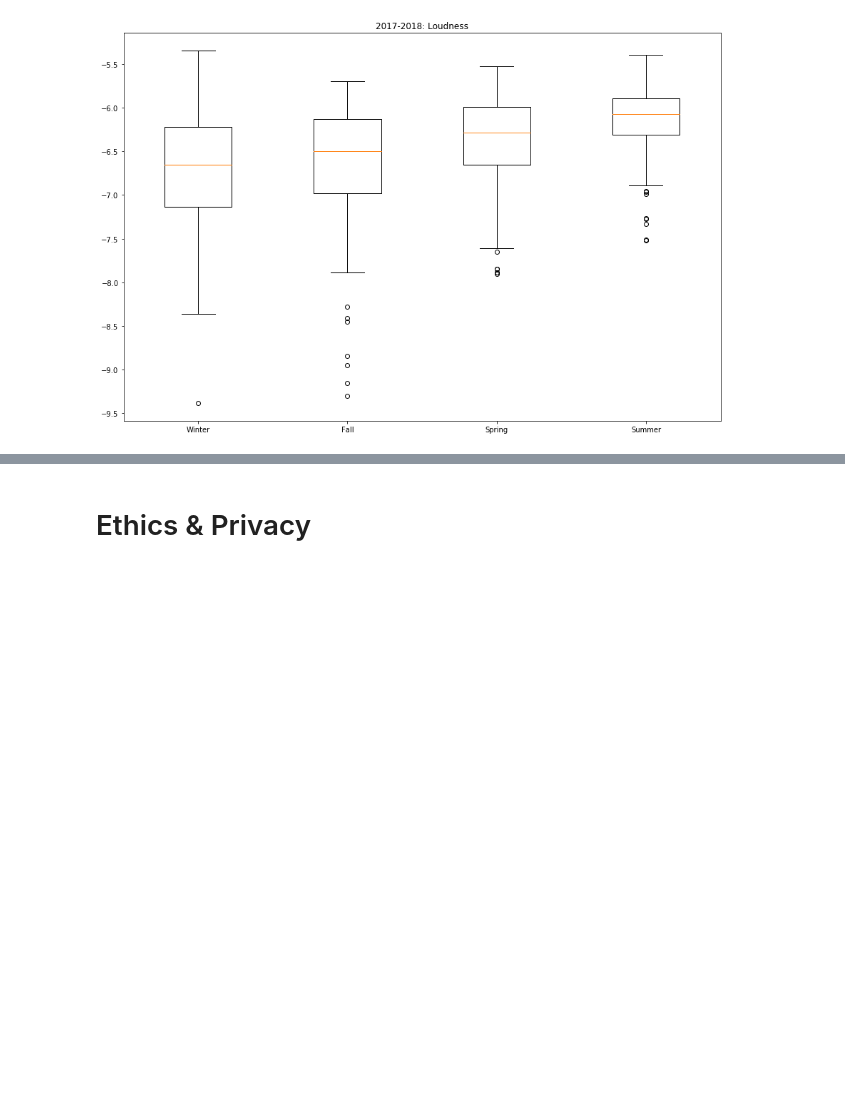
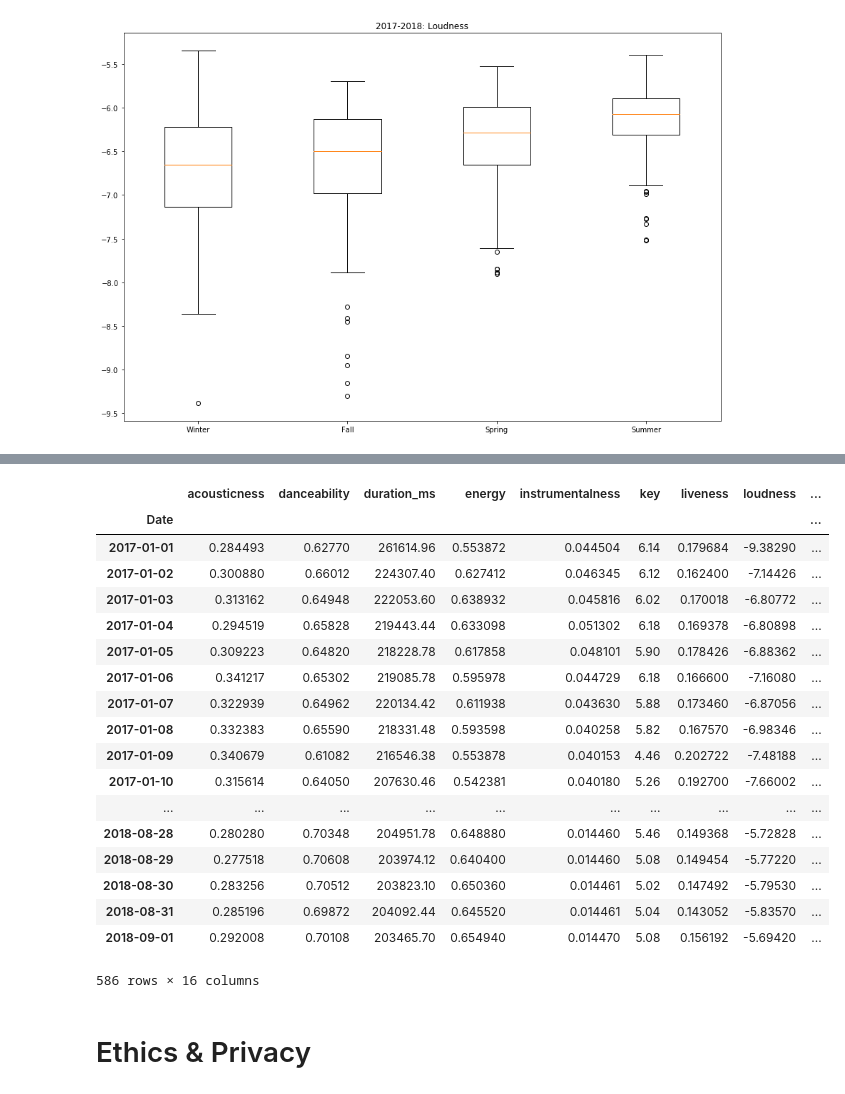
Before and after one commit to ajt025/Moodsic, a Jupyter notebook: FinalProject.ipynb, the cells around one changed output, grey strips where cells are left out. Cells and saved outputs as stored; diff of their text form; code cells hidden in the pictures; blank space fills up the shorter version.

```diff
--- a/FinalProject.ipynb
+++ b/FinalProject.ipynb
@@ -421,3 +429,25 @@ CORRELATION: 0.3666388468923156
+# %%
+df1
+# %% [output]
+|  | acousticness | danceability | duration_ms | energy | instrumentalness | key | liveness | loudness | ... |
+| Date |  |  |  |  |  |  |  |  | ... |
+| 2017-01-01 | 0.284493 | 0.62770 | 261614.96 | 0.553872 | 0.044504 | 6.14 | 0.179684 | -9.38290 | ... |
+| 2017-01-02 | 0.300880 | 0.66012 | 224307.40 | 0.627412 | 0.046345 | 6.12 | 0.162400 | -7.14426 | ... |
+| 2017-01-03 | 0.313162 | 0.64948 | 222053.60 | 0.638932 | 0.045816 | 6.02 | 0.170018 | -6.80772 | ... |
+| 2017-01-04 | 0.294519 | 0.65828 | 219443.44 | 0.633098 | 0.051302 | 6.18 | 0.169378 | -6.80898 | ... |
+| 2017-01-05 | 0.309223 | 0.64820 | 218228.78 | 0.617858 | 0.048101 | 5.90 | 0.178426 | -6.88362 | ... |
+| 2017-01-06 | 0.341217 | 0.65302 | 219085.78 | 0.595978 | 0.044729 | 6.18 | 0.166600 | -7.16080 | ... |
+| 2017-01-07 | 0.322939 | 0.64962 | 220134.42 | 0.611938 | 0.043630 | 5.88 | 0.173460 | -6.87056 | ... |
+| 2017-01-08 | 0.332383 | 0.65590 | 218331.48 | 0.593598 | 0.040258 | 5.82 | 0.167570 | -6.98346 | ... |
+| 2017-01-09 | 0.340679 | 0.61082 | 216546.38 | 0.553878 | 0.040153 | 4.46 | 0.202722 | -7.48188 | ... |
+| 2017-01-10 | 0.315614 | 0.64050 | 207630.46 | 0.542381 | 0.040180 | 5.26 | 0.192700 | -7.66002 | ... |
+| ... | ... | ... | ... | ... | ... | ... | ... | ... | ... |
+| 2018-08-28 | 0.280280 | 0.70348 | 204951.78 | 0.648880 | 0.014460 | 5.46 | 0.149368 | -5.72828 | ... |
+| 2018-08-29 | 0.277518 | 0.70608 | 203974.12 | 0.640400 | 0.014460 | 5.08 | 0.149454 | -5.77220 | ... |
+| 2018-08-30 | 0.283256 | 0.70512 | 203823.10 | 0.650360 | 0.014461 | 5.02 | 0.147492 | -5.79530 | ... |
+| 2018-08-31 | 0.285196 | 0.69872 | 204092.44 | 0.645520 | 0.014461 | 5.04 | 0.143052 | -5.83570 | ... |
+| 2018-09-01 | 0.292008 | 0.70108 | 203465.70 | 0.654940 | 0.014470 | 5.08 | 0.156192 | -5.69420 | ... |
+586 rows × 16 columns
 # %% [markdown]
 # Ethics & Privacy
 # %% [markdown]
```
Also changed, not shown: parts of 10 cells of this notebook.
